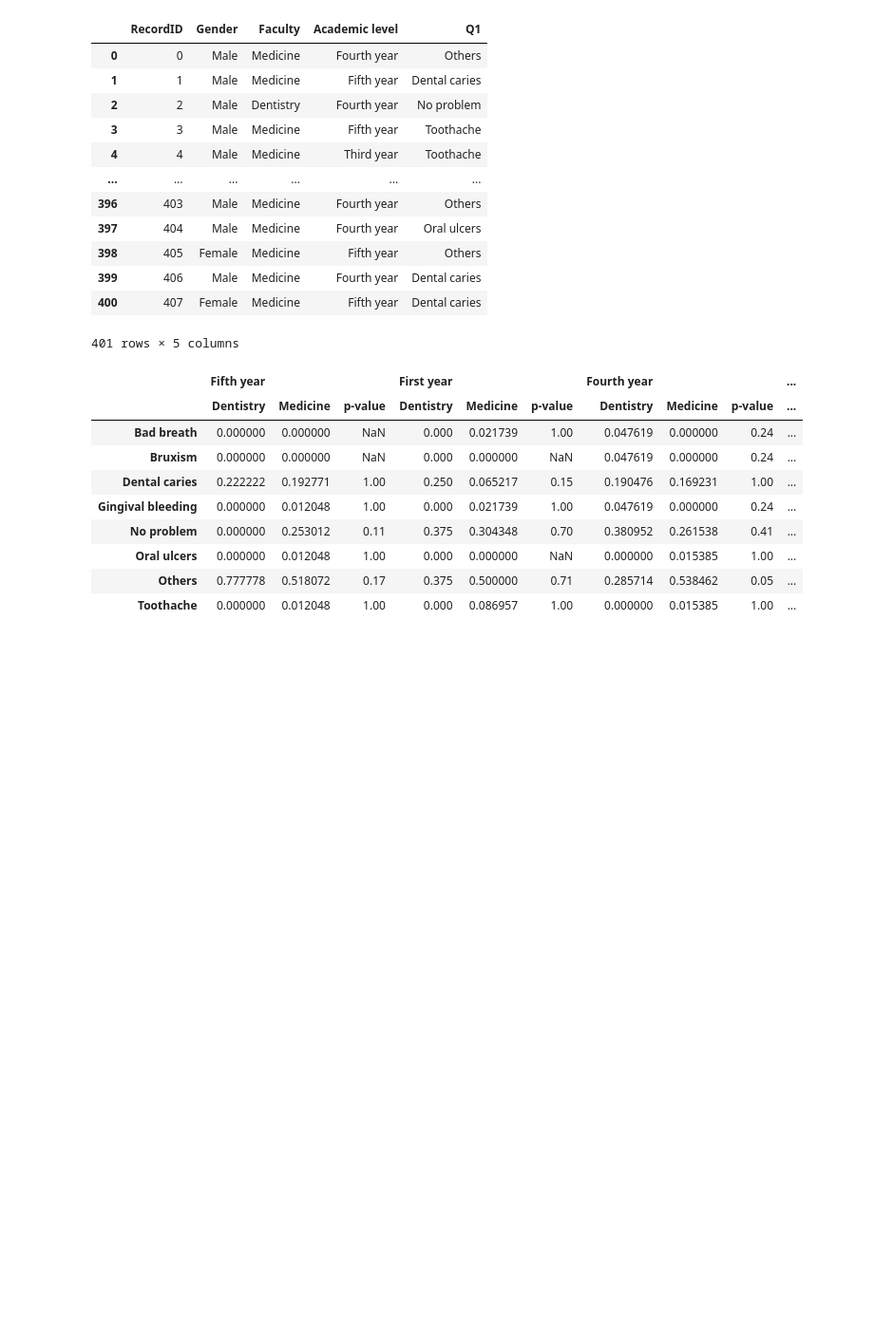
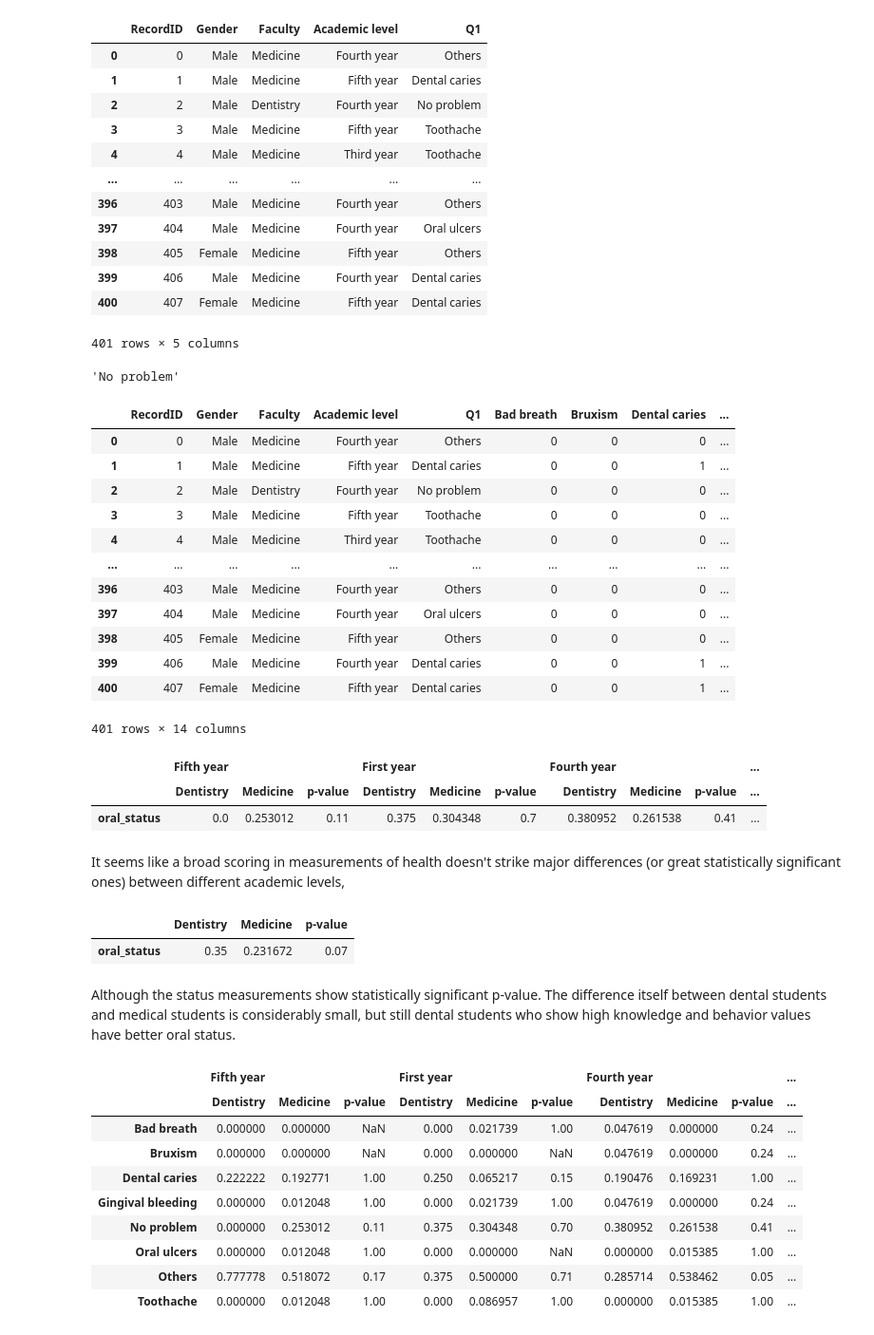
Before and after one commit to reunicorn1/oral-health-uofg, a Jupyter notebook: notebooks/behavior_analysis.ipynb, the cells around one changed output. Shown at 95% size. Drawn from its saved outputs; the diff is of its cells as text; code cells hidden in the pictures; blank space fills up the shorter version.

```diff
--- a/data_analysis/behavior_analysis.ipynb
+++ b/notebooks/behavior_analysis.ipynb
@@ -873,3 +873,32 @@ one_hot = pd.DataFrame(
 )
 df_status.drop(columns=["Q1_split"], inplace=True)
 df_join = df_status.join(one_hot)
+# %%
+problems = list(one_hot.columns)
+problems.pop(4)  # Remove 'No problem' if it exists
+# %% [output]
+'No problem'
+# %%
+import numpy as np
+
+df_join['oral_status'] = np.where(
+    (df_join[problems].sum(axis=1) == 0) & (df_join['No problem'] == 1),
+    True,
+    False
+)
+
+df_join
+# %% [output]
+|  | RecordID | Gender | Faculty | Academic level | Q1 | Bad breath | Bruxism | Dental caries | ... |
+| 0 | 0 | Male | Medicine | Fourth year | Others | 0 | 0 | 0 | ... |
+| 1 | 1 | Male | Medicine | Fifth year | Dental caries | 0 | 0 | 1 | ... |
+| 2 | 2 | Male | Dentistry | Fourth year | No problem | 0 | 0 | 0 | ... |
+| 3 | 3 | Male | Medicine | Fifth year | Toothache | 0 | 0 | 0 | ... |
+| 4 | 4 | Male | Medicine | Third year | Toothache | 0 | 0 | 0 | ... |
+| ... | ... | ... | ... | ... | ... | ... | ... | ... | ... |
+| 396 | 403 | Male | Medicine | Fourth year | Others | 0 | 0 | 0 | ... |
+| 397 | 404 | Male | Medicine | Fourth year | Oral ulcers | 0 | 0 | 0 | ... |
+| 398 | 405 | Female | Medicine | Fifth year | Others | 0 | 0 | 0 | ... |
+| 399 | 406 | Male | Medicine | Fourth year | Dental caries | 0 | 0 | 1 | ... |
+| 400 | 407 | Female | Medicine | Fifth year | Dental caries | 0 | 0 | 1 | ... |
+401 rows × 14 columns
@@ -875,0 +921,9 @@ df_join = df_status.join(one_hot)
+# %%
+table = final_table(df_status_pivot, pvals)
+table
+# %% [output]
+|  | Fifth year |  |  | First year |  |  | Fourth year |  |  | ... |
+|  | Dentistry | Medicine | p-value | Dentistry | Medicine | p-value | Dentistry | Medicine | p-value | ... |
+| oral_status | 0.0 | 0.253012 | 0.11 | 0.375 | 0.304348 | 0.7 | 0.380952 | 0.261538 | 0.41 | ... |
+# %% [markdown]
+It seems like a broad scoring in measurements of health doesn't strike major differences (or great statistically significant ones) between different academic levels,
@@ -876,3 +946,15 @@ df_join = df_status.join(one_hot)
+# %%
+p_vals = pd.Series(pvals, index=df_status_pivot.index)
+table_with_p_faculty = pd.concat(
+    [df_status_pivot, p_vals.rename("p-value")], axis=1
+)
+table_with_p_faculty.columns.name = None
+table_with_p_faculty
+# %% [output]
+|  | Dentistry | Medicine | p-value |
+| oral_status | 0.35 | 0.231672 | 0.07 |
+# %% [markdown]
+Although the status measurements show statistically significant p-value. The difference itself between dental students and medical students is considerably small, but still dental students who show high knowledge and behavior values have better oral status.
 # %%
 pvals = {}
 for col in one_hot.columns:
```
Also changed, not shown: parts of 10 cells of this notebook, 15 other files.
